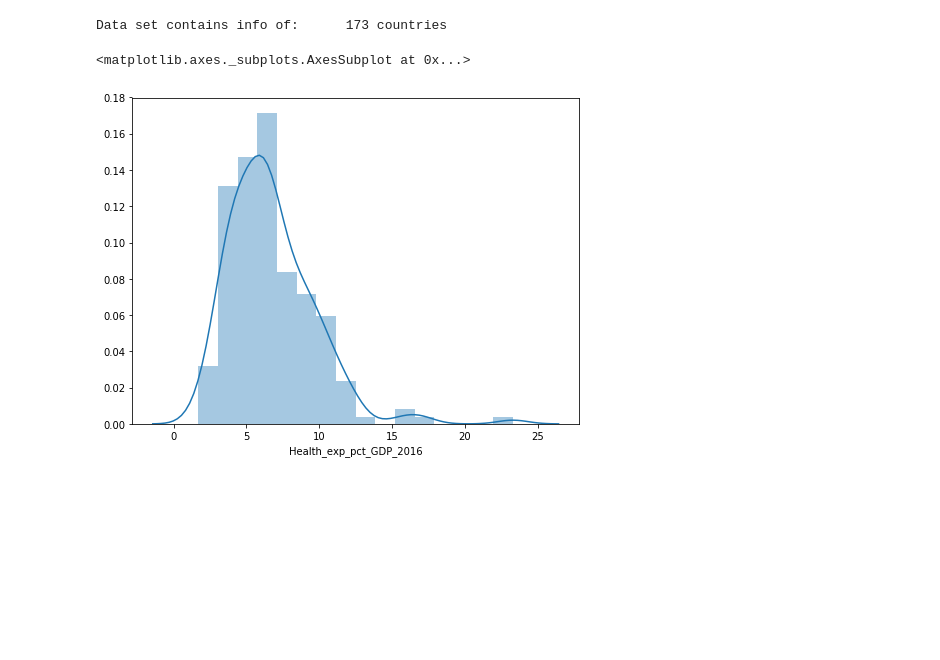
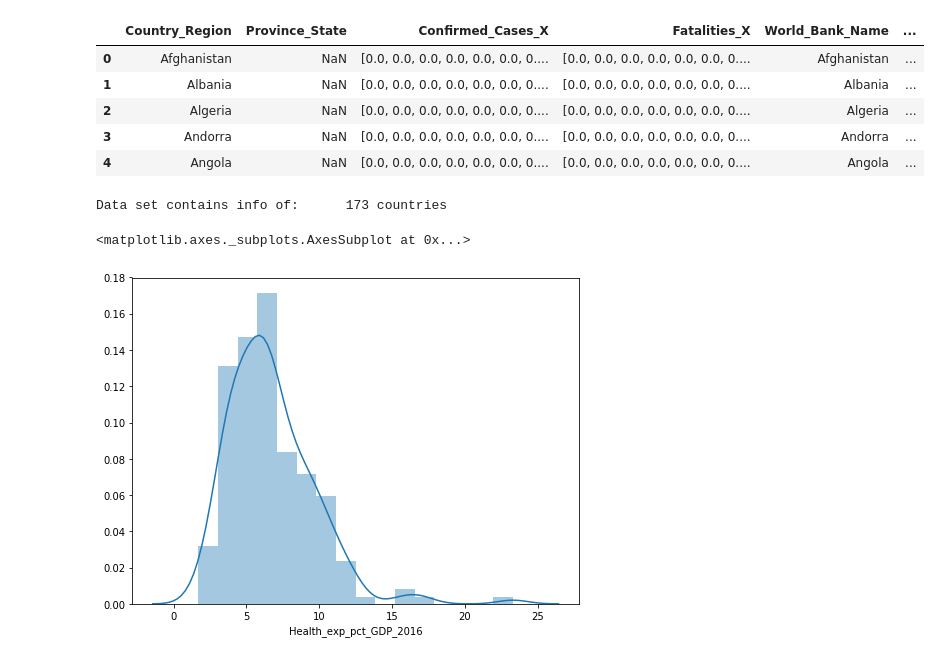
Before and after one commit to Velociraptorvelraptor/COVID19-global-forecasting, a Jupyter notebook: COVID19 global forecasting.ipynb, the cells around one changed output. Drawn from its saved outputs; the diff is of its cells as text; code cells hidden in the pictures; blank space fills up the shorter version.

```diff
--- a/COVID19 global forecasting.ipynb
+++ b/COVID19 global forecasting.ipynb
@@ -79,3 +82,29 @@ df = vector_df.merge(WHS, on=['Country_Region', 'Province_State'], how = "left")
+# %%
+df = vector_df.merge(WHS, on=['Country_Region', 'Province_State'], how = "left") ; df.head(5)
+df[['Health_exp_pct_GDP_2016',
+       'Health_exp_public_pct_2016', 'Health_exp_out_of_pocket_pct_2016',
+       'Health_exp_per_capita_USD_2016', 'per_capita_exp_PPP_2016',
+       'External_health_exp_pct_2016', 'Physicians_per_1000_2009-18',
+       'Nurse_midwife_per_1000_2009-18',
+       'Specialist_surgical_per_100000_2008-18',
+       'Completeness_of_birth_reg_2009-18',
+       'Completeness_of_death_reg_2008-16']] = df[['Health_exp_pct_GDP_2016',
+       'Health_exp_public_pct_2016', 'Health_exp_out_of_pocket_pct_2016',
+       'Health_exp_per_capita_USD_2016', 'per_capita_exp_PPP_2016',
+       'External_health_exp_pct_2016', 'Physicians_per_1000_2009-18',
+       'Nurse_midwife_per_1000_2009-18',
+       'Specialist_surgical_per_100000_2008-18',
+       'Completeness_of_birth_reg_2009-18',
+       'Completeness_of_death_reg_2008-16']].fillna(0, axis=1)
+
+df.head(5)
+# %% [output]
+|  | Country_Region | Province_State | Confirmed_Cases_X | Fatalities_X | World_Bank_Name | ... |
+| 0 | Afghanistan | NaN | [0.0, 0.0, 0.0, 0.0, 0.0, 0.0, 0.... | [0.0, 0.0, 0.0, 0.0, 0.0, 0.0, 0.... | Afghanistan | ... |
+| 1 | Albania | NaN | [0.0, 0.0, 0.0, 0.0, 0.0, 0.0, 0.... | [0.0, 0.0, 0.0, 0.0, 0.0, 0.0, 0.... | Albania | ... |
+| 2 | Algeria | NaN | [0.0, 0.0, 0.0, 0.0, 0.0, 0.0, 0.... | [0.0, 0.0, 0.0, 0.0, 0.0, 0.0, 0.... | Algeria | ... |
+| 3 | Andorra | NaN | [0.0, 0.0, 0.0, 0.0, 0.0, 0.0, 0.... | [0.0, 0.0, 0.0, 0.0, 0.0, 0.0, 0.... | Andorra | ... |
+| 4 | Angola | NaN | [0.0, 0.0, 0.0, 0.0, 0.0, 0.0, 0.... | [0.0, 0.0, 0.0, 0.0, 0.0, 0.0, 0.... | Angola | ... |
 # %%
 print(f'Data set contains info of:\t{len(df["Country_Region"].unique())} countries')
 # %% [output]
```
Also changed, not shown: parts of 17 cells of this notebook.
